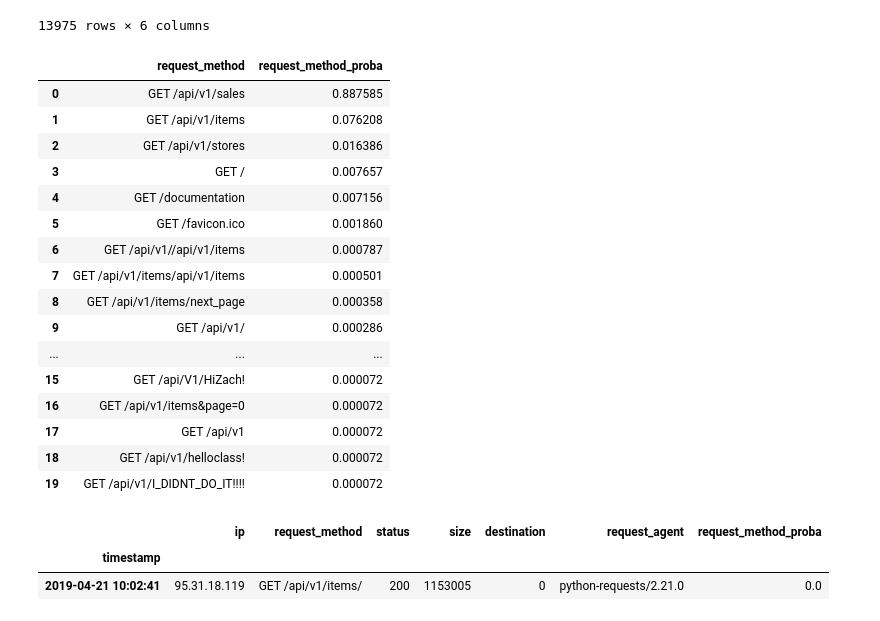
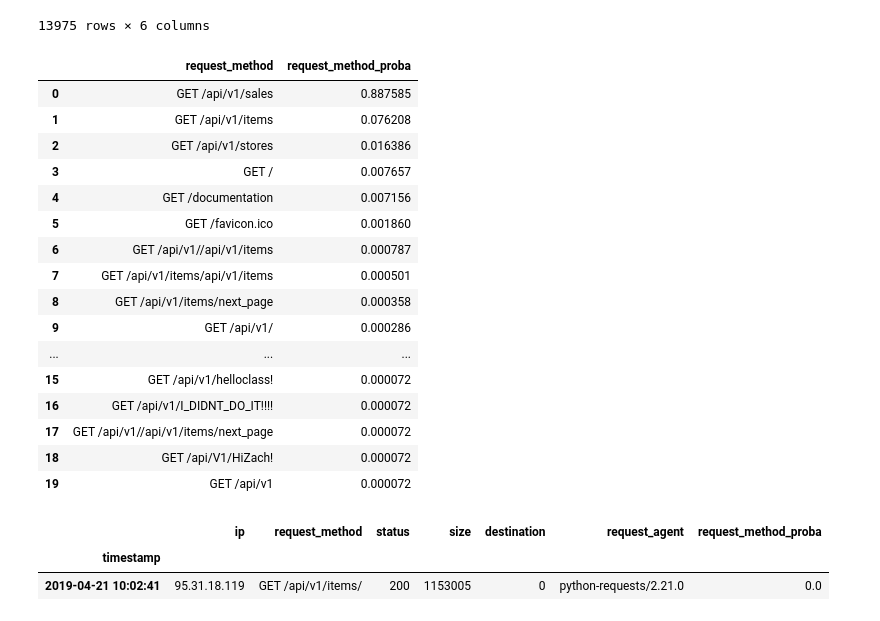
Before and after one commit to david-ryan-alviola/anomaly-detection-exercises, a Jupyter notebook: discrete_anomaly_detection.ipynb, the cells around one changed output. Cells and saved outputs as stored; diff of their text form; code cells hidden in the pictures.

```diff
--- a/discrete_anomaly_detection.ipynb
+++ b/discrete_anomaly_detection.ipynb
@@ -464,26 +424,26 @@ train
 | 2019-04-17 19:36:41 | 95.31.16.121 | GET /api/v1/sales | 301 | 1005 | NaN | python-requests/2.21.0 |
 13975 rows × 6 columns
 # %%
-request_df = generate_column_probability_df(train, 'request_method')
+request_df = utils.generate_column_probability_df(train, 'request_method')
 request_df
 # %% [output]
 |  | request_method | request_method_proba |
 | 0 | GET /api/v1/sales | 0.887585 |
 | 1 | GET /api/v1/items | 0.076208 |
 | 2 | GET /api/v1/stores | 0.016386 |
 | 3 | GET / | 0.007657 |
 | 4 | GET /documentation | 0.007156 |
 | 5 | GET /favicon.ico | 0.001860 |
 | 6 | GET /api/v1//api/v1/items | 0.000787 |
 | 7 | GET /api/v1/items/api/v1/items | 0.000501 |
 | 8 | GET /api/v1/items/next_page | 0.000358 |
 | 9 | GET /api/v1/ | 0.000286 |
 | ... | ... | ... |
-| 15 | GET /api/V1/HiZach! | 0.000072 |
-| 16 | GET /api/v1/items&page=0 | 0.000072 |
-| 17 | GET /api/v1 | 0.000072 |
-| 18 | GET /api/v1/helloclass! | 0.000072 |
-| 19 | GET /api/v1/I_DIDNT_DO_IT!!!! | 0.000072 |
+| 15 | GET /api/v1/helloclass! | 0.000072 |
+| 16 | GET /api/v1/I_DIDNT_DO_IT!!!! | 0.000072 |
+| 17 | GET /api/v1//api/v1/items/next_page | 0.000072 |
+| 18 | GET /api/V1/HiZach! | 0.000072 |
+| 19 | GET /api/v1 | 0.000072 |
 # %%
 df = df.reset_index().merge(request_df, on=['request_method'], how='left').fillna(value=0).set_index('timestamp')
 # %%
```
Also changed, not shown: parts of 25 cells of this notebook.
